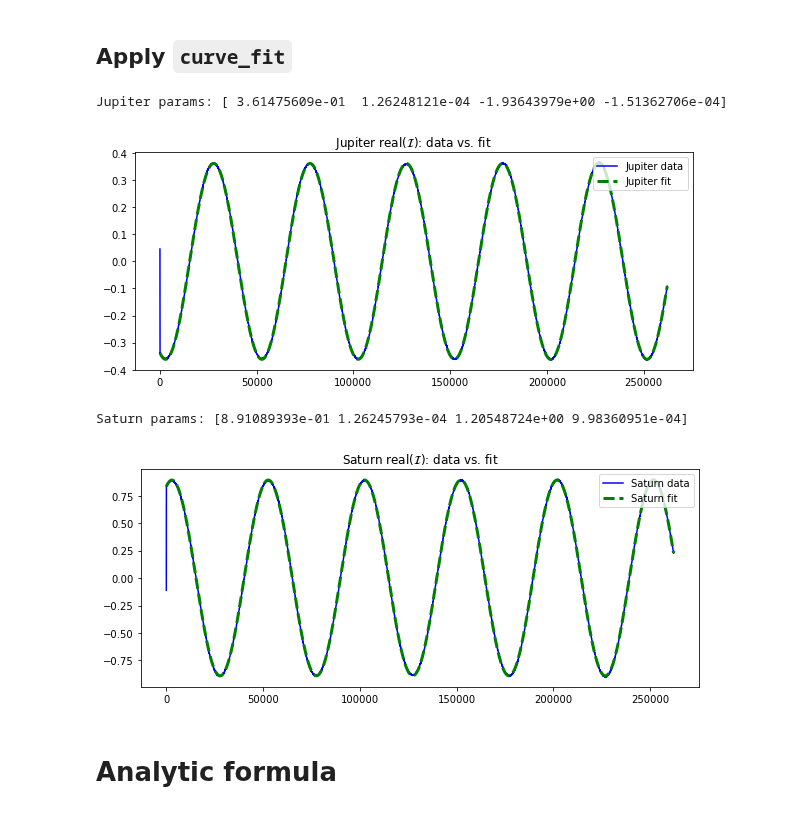
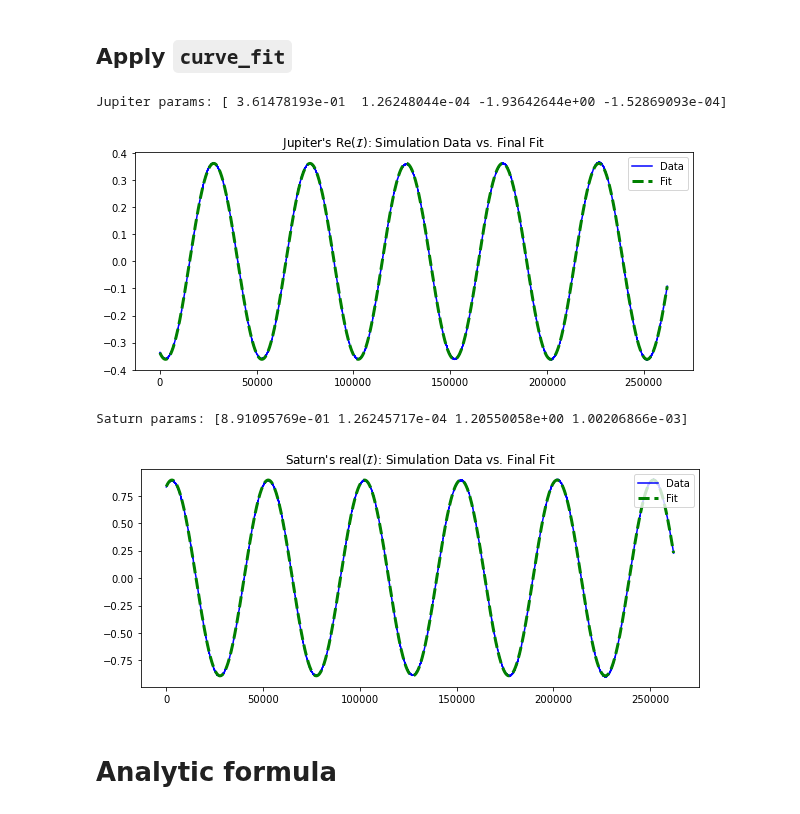
Before and after one commit to Jupiter1994/inc-dynamics, a Jupyter notebook: two_planet/jupiter_saturn.ipynb, the cells around one changed output. Saved outputs shown, nothing was run; the diff lists cells and outputs as text; code cells hidden in the pictures.

```diff
--- a/two_planet/jupiter_saturn.ipynb
+++ b/two_planet/jupiter_saturn.ipynb
@@ -84,11 +84,11 @@ j_complex_incs_deg.real[:10]
 array([ 0.04536608, -0.33645883, -0.33658102, -0.33663001, -0.3366342 ,
        -0.33662676, -0.33662642, -0.33663631, -0.33665001, -0.33665977])
 # %%
-load_data = False
+load_data = True
 
 if load_data:
     tstep = 1
-    tmax = 1e6 # end time of integration (yr)
+    tmax = 2**18 # end time of integration (yr)
     num_steps = int(tmax / tstep)
 
     file_path = f'j_s_complex_incs_%.1E_yrs.pkl' % tmax
@@ -98,6 +98,7 @@ if load_data:
         times, j_complex_incs_deg, s_complex_incs_deg = pickle.load(f)
 
 fig = plt.figure(figsize=(10,6))
+fig.patch.set_facecolor('white')
 
 plt.plot(times[1:], j_complex_incs_deg.real[1:], label='Jupiter')
 plt.plot(times[1:], s_complex_incs_deg.real[1:], label='Saturn')
@@ -180,8 +181,10 @@ def FFT_freq_amp(incs, planet_name, quad_interp=False):
     # return freq (years) and amplitude (degrees)
     return xf[np.argmax(yf)], yf_scaled[np.argmax(yf)]
 
-j_series = j_complex_incs_deg.real
-s_series = s_complex_incs_deg.real
+# first values in data arrays are weird
+j_series = j_complex_incs_deg.real[1:]
+s_series = s_complex_incs_deg.real[1:]
+times = times[1:]
 
 use_interp = False
 j_freq, j_amp = FFT_freq_amp(j_series, 'Jupiter', quad_interp=use_interp)
@@ -214,46 +250,56 @@ Saturn amplitude: 0.802 deg
 def test_func(x, a, b, c, d):
     '''
     Returns a sin function a*sin(bx + c) + d.
 
     '''
 
     return a * np.sin(b * x + c) + d
 
 # Use curve_fit to infer the parameters of Jupiter's complex inclination
 # series (real component).
 guess_j = [j_amp, 2*np.pi*j_freq, -np.pi/2, 0]
 params, params_covariance = optimize.curve_fit(test_func, times, j_series,
                                                p0=guess_j)
 print(f'Jupiter params: {params}')
 a, b, c, d = params
 
-plt.figure(figsize=(10,4))
-plt.plot(times, j_series, color='b', label='Jupiter data')
-plt.plot(times, test_func(times, a, b, c, d), 'g--', lw='3', label='Jupiter fit')
+fig = plt.figure(figsize=(10,4))
+fig.patch.set_facecolor('white')
 
-plt.title('Jupiter real($\mathcal{I}$): data vs. fit')
+plt.plot(times, j_series, color='b', label='Data')
+plt.plot(times, test_func(times, a, b, c, d), 'g--', lw='3', label='Fit')
+
+plt.title("Jupiter's Re($\mathcal{I}$): Simulation Data vs. Final Fit")
 plt.legend(loc='upper right')
+
+fig_path = "Figures/Jupiter_data_vs_curvefit"
+plt.savefig(fig_path, bbox_inches='tight')
 plt.show()
 
-# Same as above with Saturn.
+## Same as above with Saturn.
 guess_s = [s_amp, 2*np.pi*s_freq, np.pi/2, 0]
 params, params_covariance = optimize.curve_fit(test_func, times, s_series,
                                                p0=guess_s)
 print(f'Saturn params: {params}')
 a, b, c, d = params
 
-plt.figure(figsize=(10,4))
-plt.plot(times, s_series, color='b', label='Saturn data')
-plt.plot(times, test_func(times, a, b, c, d), 'g--', lw='3', label='Saturn fit')
+fig = plt.figure(figsize=(10,4))
+fig.patch.set_facecolor('white')
 
-plt.title('Saturn real($\mathcal{I}$): data vs. fit')
+plt.plot(times, s_series, color='b', label='Data')
+plt.plot(times, test_func(times, a, b, c, d), 'g--', lw='3', label='Fit')
+
+plt.title("Saturn's real($\mathcal{I}$): Simulation Data vs. Final Fit")
 plt.legend(loc='upper right')
+
+fig_path = "Figures/Saturn_data_vs_curvefit"
+plt.savefig(fig_path, bbox_inches='tight')
 plt.show()
 # %% [output]
-Jupiter params: [ 3.61475609e-01  1.26248121e-04 -1.93643979e+00 -1.51362706e-04]
+Jupiter params: [ 3.61478193e-01  1.26248044e-04 -1.93642644e+00 -1.52869093e-04]
-[figure, old version]
+[figure, new version]
-Saturn params: [8.91089393e-01 1.26245793e-04 1.20548724e+00 9.98360951e-04]
+Saturn params: [8.91095769e-01 1.26245717e-04 1.20550058e+00 1.00206866e-03]
-[figure, old version]
+[figure, new version]
 # %% [markdown]
 # Analytic formula
 # %% [markdown]
```
Also changed, not shown: parts of 3 cells of this notebook, 6 other files.
